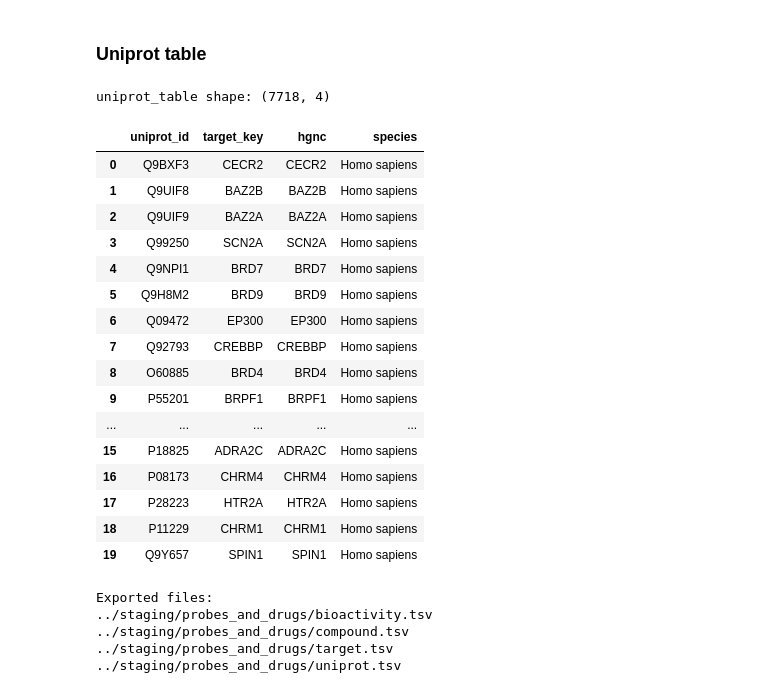
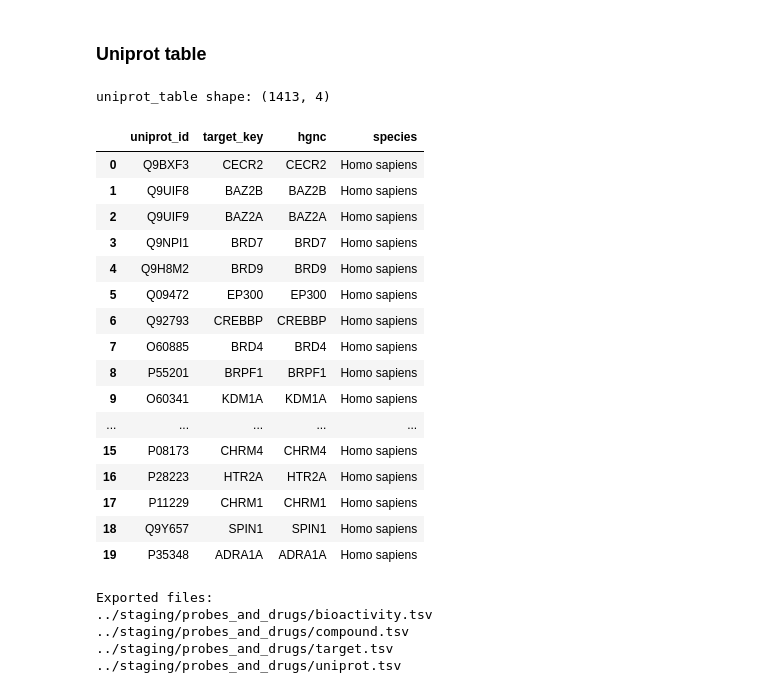
Before and after one commit to SCHMM-MelMar/Summer-School-2026, a Jupyter notebook: src/DataPreprocessing.ipynb, the cells around one changed output. Cells and saved outputs as stored; diff of their text form; code cells hidden in the pictures.

```diff
--- a/src/DataPreprocessing.ipynb
+++ b/src/DataPreprocessing.ipynb
@@ -370,47 +410,61 @@ for _, row in targets_raw_data.iterrows():
             continue
 
         uniprot_records.append(
             {
                 "uniprot_id": uniprot_id,
                 "target_key": target_key,
                 "hgnc": hgnc,
                 "species": "Homo sapiens",
             }
         )
 
 uniprot_table = pd.DataFrame(
     uniprot_records,
     columns=["uniprot_id", "target_key", "hgnc", "species"],
 )
 
 uniprot_table = (
     uniprot_table
     .dropna(subset=["uniprot_id", "target_key"])
     .drop_duplicates(subset=["uniprot_id", "target_key", "hgnc"])
     .reset_index(drop=True)
 )
 
+# Keep only targets that are present in bioactivity_table (target_key is the primary key).
+if "bioactivity_table" not in globals():
+    raise RuntimeError("bioactivity_table is not defined. Run the Bioactivity cell first.")
+
+valid_target_keys = set(
+    bioactivity_table["target_key"]
+    .dropna()
+    .astype(str)
+    .str.strip()
+    .tolist()
+)
+
+uniprot_table = uniprot_table[uniprot_table["target_key"].isin(valid_target_keys)].reset_index(drop=True)
+
 print("uniprot_table shape:", uniprot_table.shape)
 display(uniprot_table.head(20))
 # %% [output]
-uniprot_table shape: (7718, 4)
+uniprot_table shape: (1413, 4)
 |  | uniprot_id | target_key | hgnc | species |
 | 0 | Q9BXF3 | CECR2 | CECR2 | Homo sapiens |
 | 1 | Q9UIF8 | BAZ2B | BAZ2B | Homo sapiens |
 | 2 | Q9UIF9 | BAZ2A | BAZ2A | Homo sapiens |
-| 3 | Q99250 | SCN2A | SCN2A | Homo sapiens |
-| 4 | Q9NPI1 | BRD7 | BRD7 | Homo sapiens |
-| 5 | Q9H8M2 | BRD9 | BRD9 | Homo sapiens |
-| 6 | Q09472 | EP300 | EP300 | Homo sapiens |
-| 7 | Q92793 | CREBBP | CREBBP | Homo sapiens |
-| 8 | O60885 | BRD4 | BRD4 | Homo sapiens |
-| 9 | P55201 | BRPF1 | BRPF1 | Homo sapiens |
+| 3 | Q9NPI1 | BRD7 | BRD7 | Homo sapiens |
+| 4 | Q9H8M2 | BRD9 | BRD9 | Homo sapiens |
+| 5 | Q09472 | EP300 | EP300 | Homo sapiens |
+| 6 | Q92793 | CREBBP | CREBBP | Homo sapiens |
+| 7 | O60885 | BRD4 | BRD4 | Homo sapiens |
+| 8 | P55201 | BRPF1 | BRPF1 | Homo sapiens |
+| 9 | O60341 | KDM1A | KDM1A | Homo sapiens |
 | ... | ... | ... | ... | ... |
-| 15 | P18825 | ADRA2C | ADRA2C | Homo sapiens |
-| 16 | P08173 | CHRM4 | CHRM4 | Homo sapiens |
-| 17 | P28223 | HTR2A | HTR2A | Homo sapiens |
-| 18 | P11229 | CHRM1 | CHRM1 | Homo sapiens |
-| 19 | Q9Y657 | SPIN1 | SPIN1 | Homo sapiens |
+| 15 | P08173 | CHRM4 | CHRM4 | Homo sapiens |
+| 16 | P28223 | HTR2A | HTR2A | Homo sapiens |
+| 17 | P11229 | CHRM1 | CHRM1 | Homo sapiens |
+| 18 | Q9Y657 | SPIN1 | SPIN1 | Homo sapiens |
+| 19 | P35348 | ADRA1A | ADRA1A | Homo sapiens |
 # %%
 from pathlib import Path
 
```
Also changed, not shown: parts of 1 cell of this notebook.
